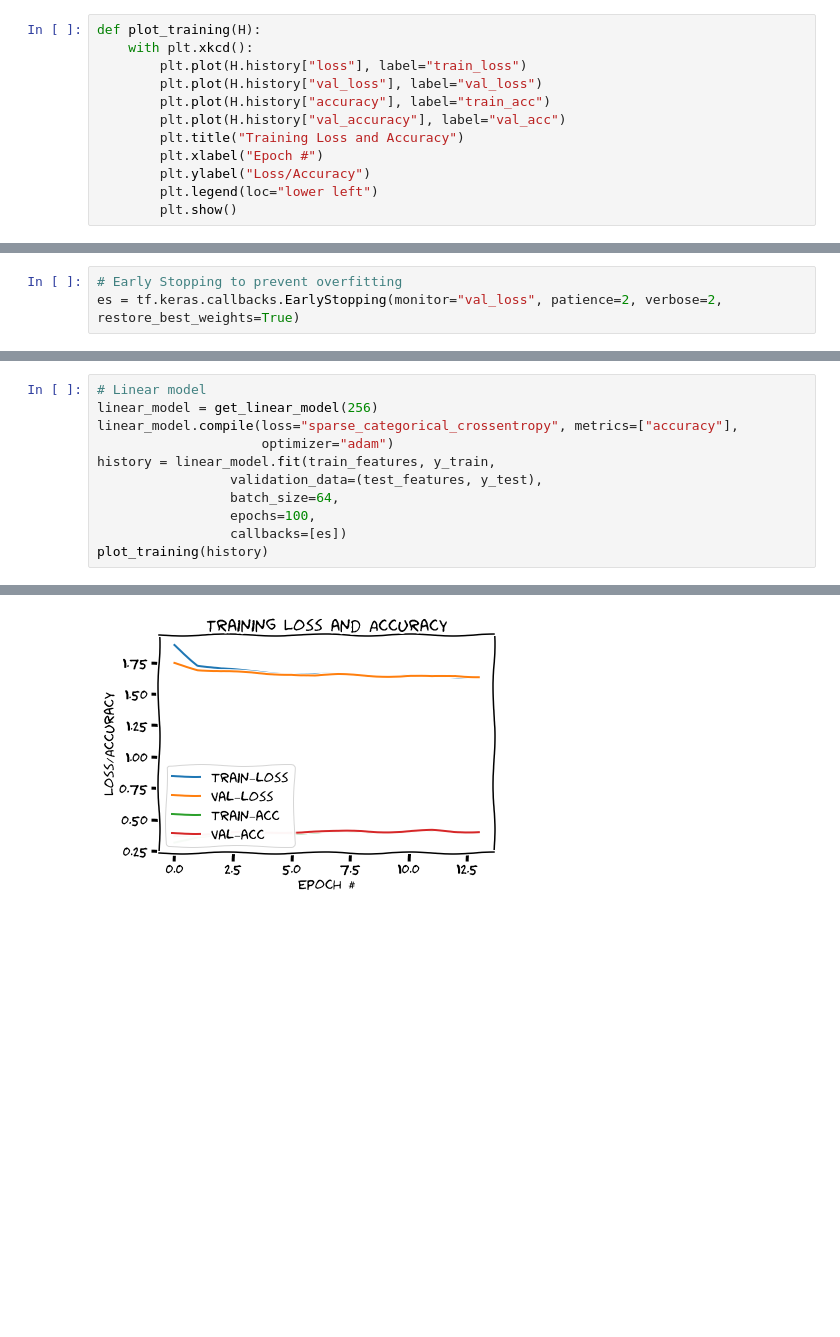
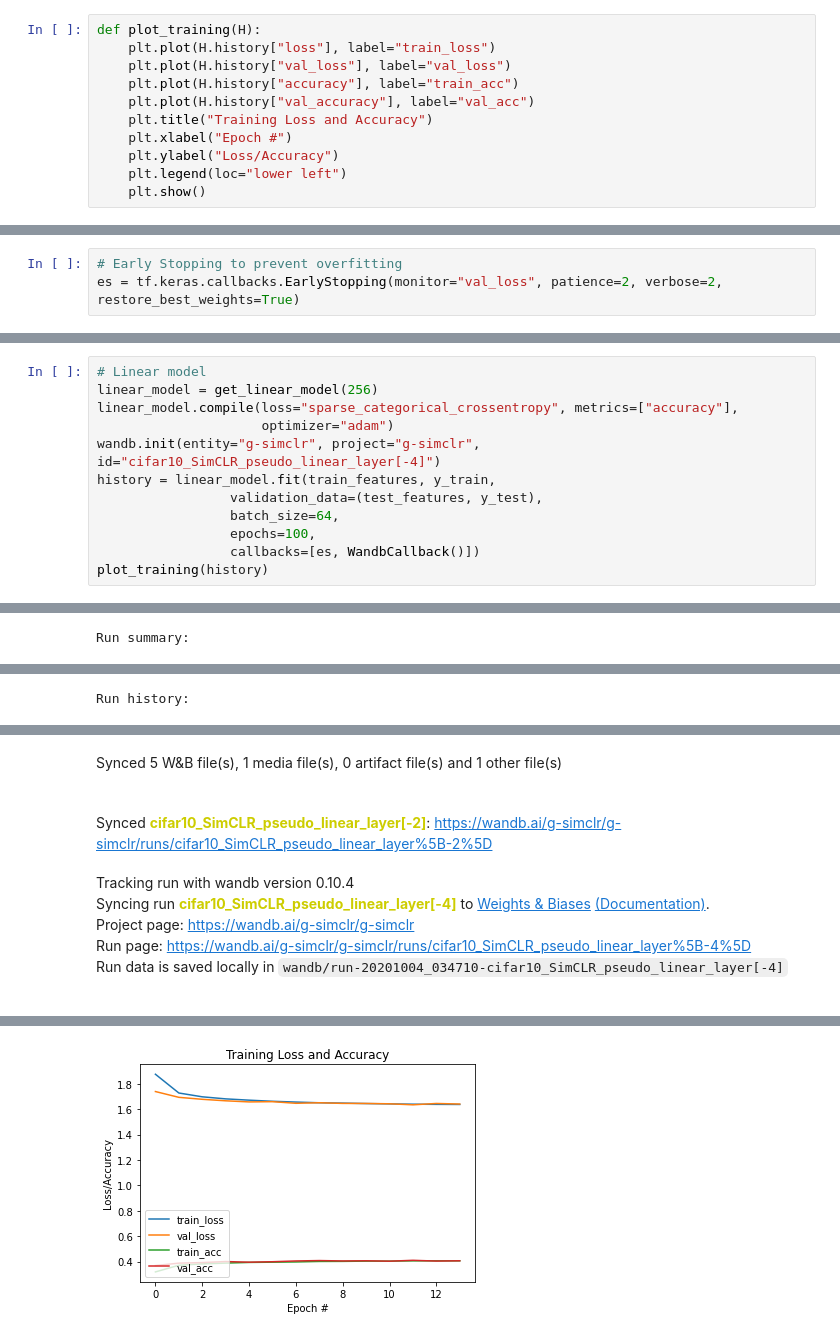
Before and after one commit to ariG23498/G-SimCLR, a Jupyter notebook: CIFAR10/SimCLR_Pseudo_Labels/Linear_Evaluation.ipynb, the cells around one changed output, grey strips where cells are left out. Saved outputs shown, nothing was run; the diff lists cells and outputs as text; blank space fills up the shorter version.

Commit message:
wandb added and xkcd removed

```diff
--- a/CIFAR10/SimCLR_Pseudo_Labels/Linear_Evaluation.ipynb
+++ b/CIFAR10/SimCLR_Pseudo_Labels/Linear_Evaluation.ipynb
@@ -140,16 +165,15 @@ Non-trainable params: 6,944
 _________________________________________________________________
 # %%
 def plot_training(H):
-	with plt.xkcd():
-		plt.plot(H.history["loss"], label="train_loss")
-		plt.plot(H.history["val_loss"], label="val_loss")
-		plt.plot(H.history["accuracy"], label="train_acc")
-		plt.plot(H.history["val_accuracy"], label="val_acc")
-		plt.title("Training Loss and Accuracy")
-		plt.xlabel("Epoch #")
-		plt.ylabel("Loss/Accuracy")
-		plt.legend(loc="lower left")
-		plt.show()
+	plt.plot(H.history["loss"], label="train_loss")
+	plt.plot(H.history["val_loss"], label="val_loss")
+	plt.plot(H.history["accuracy"], label="train_acc")
+	plt.plot(H.history["val_accuracy"], label="val_acc")
+	plt.title("Training Loss and Accuracy")
+	plt.xlabel("Epoch #")
+	plt.ylabel("Loss/Accuracy")
+	plt.legend(loc="lower left")
+	plt.show()
 # %%
 def get_linear_model(features):
     model = Sequential([
@@ -261,10 +292,11 @@ None
 linear_model = get_linear_model(256)
 linear_model.compile(loss="sparse_categorical_crossentropy", metrics=["accuracy"],
                      optimizer="adam")
+wandb.init(entity="g-simclr", project="g-simclr", id="cifar10_SimCLR_pseudo_linear_layer[-4]")
 history = linear_model.fit(train_features, y_train,
                  validation_data=(test_features, y_test),
                  batch_size=64,
                  epochs=100,
-                 callbacks=[es])
+                 callbacks=[es, WandbCallback()])
 plot_training(history)
 # %% [output]
@@ -287,0 +308 @@ Epoch 00014: early stopping
+Run summary:
@@ -287,0 +319 @@ Epoch 00014: early stopping
+Run history:
@@ -287,0 +328,7 @@ Epoch 00014: early stopping
+Synced 5 W&B file(s), 1 media file(s), 0 artifact file(s) and 1 other file(s)
+Synced cifar10_SimCLR_pseudo_linear_layer[-2]: https://wandb.ai/g-simclr/g-simclr/runs/cifar10_SimCLR_pseudo_linear_layer%5B-2%5D
+Tracking run with wandb version 0.10.4
+Syncing run cifar10_SimCLR_pseudo_linear_layer[-4] to Weights & Biases (Documentation).
+Project page: https://wandb.ai/g-simclr/g-simclr
+Run page: https://wandb.ai/g-simclr/g-simclr/runs/cifar10_SimCLR_pseudo_linear_layer%5B-4%5D
+Run data is saved locally in wandb/run-20201004_034710-cifar10_SimCLR_pseudo_linear_layer[-4]
@@ -288,4 +352,4 @@ Epoch 00014: early stopping
-[figure, old version]
+[figure, new version]
 # %%
 # Encoder model with no projection
 projection = Model(resnet_simclr.input, resnet_simclr.layers[-6].output)
```
Also changed, not shown: parts of 15 cells of this notebook.
